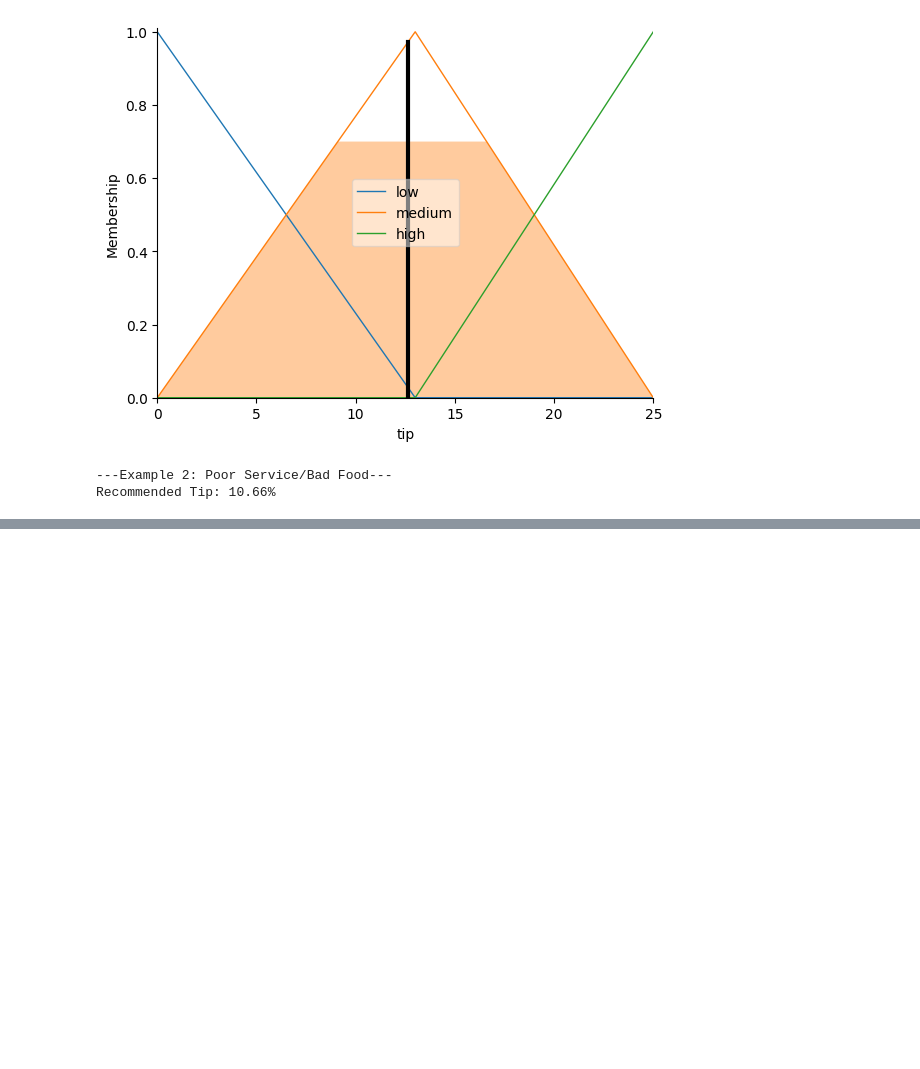
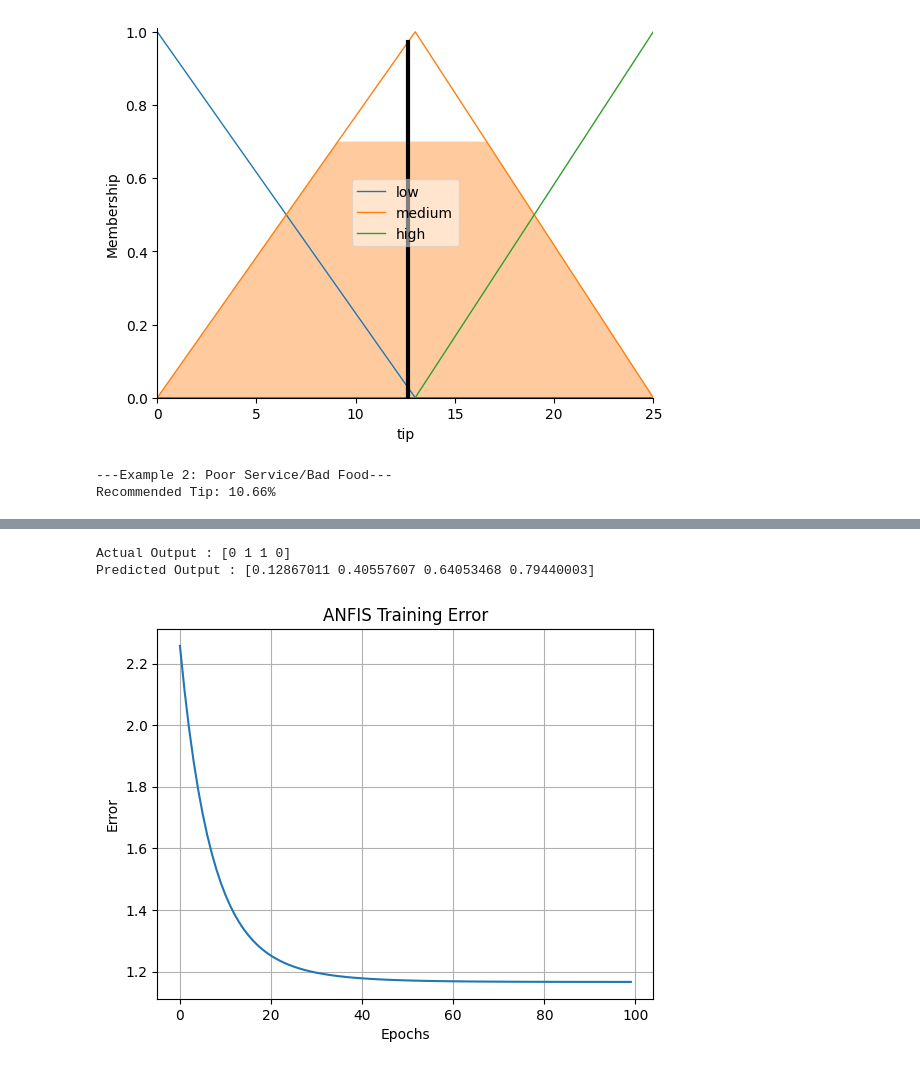
Before and after one commit to charujhagrawat20/StackIt, a Jupyter notebook: Prac1.ipynb, the cells around one changed output, grey strips where cells are left out. Drawn from its saved outputs; the diff is of its cells as text; code cells hidden in the pictures; blank space fills up the shorter version.

```diff
--- a/Prac1.ipynb
+++ b/Prac1.ipynb
@@ -107,0 +348,68 @@ Recommended Tip: 10.66%
+# %%
+import numpy as np
+import matplotlib.pyplot as plt
+def gaussmf(x, c, sigma):
+    return np.exp(-((x - c) ** 2) / (2 * sigma ** 2))
+class ANFIS:
+    def __init__(self, X, Y):
+        self.X = X
+        self.Y = Y
+        self.n = X.shape[0]
+        self.c1, self.s1 = 0.0, 1.0
+        self.c2, self.s2 = 1.0, 1.0
+        self.p = np.random.rand(2)
+        self.q = np.random.rand(2)
+        self.r = np.random.rand(2)
+        self.errors = []
+    def train(self, epochs=100, lr=0.01):
+        for _ in range(epochs):
+            error_sum = 0
+            for i in range(self.n):
+                x1, x2 = self.X[i]
+                y = self.Y[i]
+                mu1 = gaussmf(x1, self.c1, self.s1)
+                mu2 = gaussmf(x2, self.c2, self.s2)
+                w1, w2 = mu1, mu2
+                w1n = w1 / (w1 + w2)
+                w2n = w2 / (w1 + w2)
+                f1 = self.p[0]*x1 + self.q[0]*x2 + self.r[0]
+                f2 = self.p[1]*x1 + self.q[1]*x2 + self.r[1]
+                y_pred = w1n*f1 + w2n*f2
+                error = y - y_pred
+                error_sum += error**2
+                self.p += lr * error
+                self.q += lr * error
+                self.r += lr * error
+            self.errors.append(error_sum)
+    def predict(self, X):
+        out = []
+        for x1, x2 in X:
+            mu1 = gaussmf(x1, self.c1, self.s1)
+            mu2 = gaussmf(x2, self.c2, self.s2)
+            w1n = mu1 / (mu1 + mu2)
+            w2n = mu2 / (mu1 + mu2)
+            f1 = self.p[0]*x1 + self.q[0]*x2 + self.r[0]
+            f2 = self.p[1]*x1 + self.q[1]*x2 + self.r[1]
+            out.append(w1n*f1 + w2n*f2)
+        return np.array(out)
+X = np.array([
+    [0, 0],
+    [0, 1],
+    [1, 0],
+    [1, 1]
+])
+Y = np.array([0, 1, 1, 0])
+model = ANFIS(X, Y)
+model.train(epochs=100, lr=0.01)
+print("Actual Output :", Y)
+print("Predicted Output :", model.predict(X))
+plt.plot(model.errors)
+plt.xlabel("Epochs")
+plt.ylabel("Error")
+plt.title("ANFIS Training Error")
+plt.grid()
+plt.show()
+# %% [output]
+Actual Output : [0 1 1 0]
+Predicted Output : [0.12867011 0.40557607 0.64053468 0.79440003]
+[figure, added]
```
Also changed, not shown: parts of 4 cells of this notebook.
